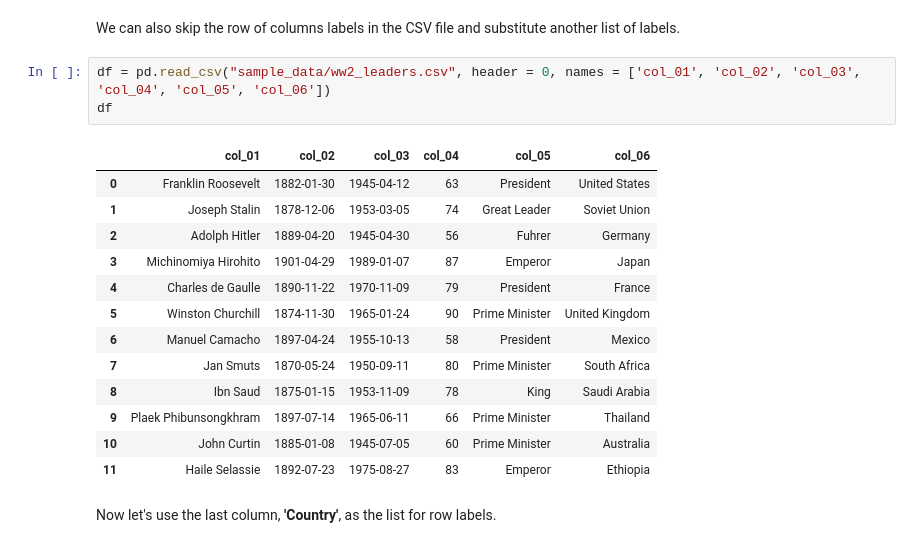
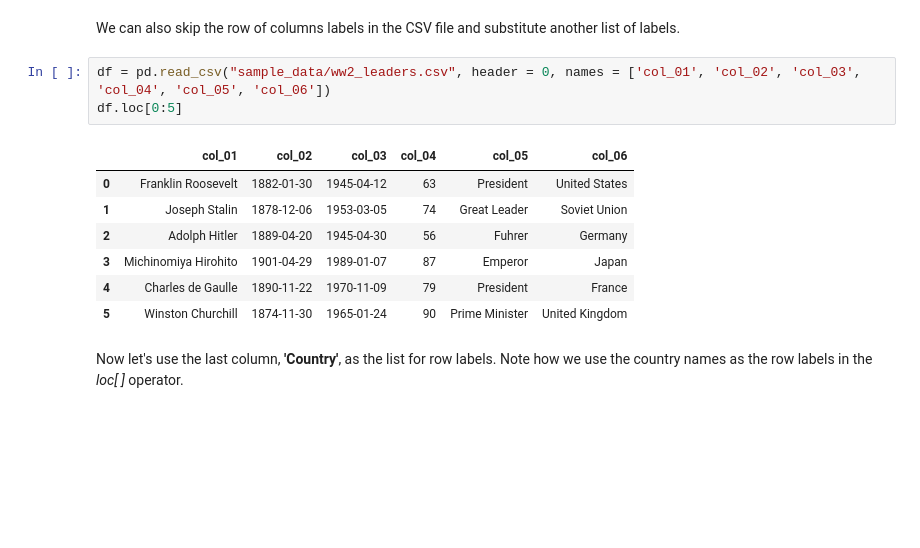
Before and after one commit to csaatechnicalarts/ML_Bootcamp, a Jupyter notebook: Pandas_04_Plotting_FileIO.ipynb, the cells around one changed output. Drawn from its saved outputs; the diff is of its cells as text; blank space fills up the shorter version.

```diff
--- a/Pandas_04_Plotting_FileIO.ipynb
+++ b/Pandas_04_Plotting_FileIO.ipynb
@@ -62,22 +55,16 @@ df
 We can also skip the row of columns labels in the CSV file and substitute another list of labels.
 # %%
 df = pd.read_csv("sample_data/ww2_leaders.csv", header = 0, names = ['col_01', 'col_02', 'col_03', 'col_04', 'col_05', 'col_06'])
-df
+df.loc[0:5]
 # %% [output]
 |  | col_01 | col_02 | col_03 | col_04 | col_05 | col_06 |
 | 0 | Franklin Roosevelt | 1882-01-30 | 1945-04-12 | 63 | President | United States |
 | 1 | Joseph Stalin | 1878-12-06 | 1953-03-05 | 74 | Great Leader | Soviet Union |
 | 2 | Adolph Hitler | 1889-04-20 | 1945-04-30 | 56 | Fuhrer | Germany |
 | 3 | Michinomiya Hirohito | 1901-04-29 | 1989-01-07 | 87 | Emperor | Japan |
 | 4 | Charles de Gaulle | 1890-11-22 | 1970-11-09 | 79 | President | France |
 | 5 | Winston Churchill | 1874-11-30 | 1965-01-24 | 90 | Prime Minister | United Kingdom |
-| 6 | Manuel Camacho | 1897-04-24 | 1955-10-13 | 58 | President | Mexico |
-| 7 | Jan Smuts | 1870-05-24 | 1950-09-11 | 80 | Prime Minister | South Africa |
-| 8 | Ibn Saud | 1875-01-15 | 1953-11-09 | 78 | King | Saudi Arabia |
-| 9 | Plaek Phibunsongkhram | 1897-07-14 | 1965-06-11 | 66 | Prime Minister | Thailand |
-| 10 | John Curtin | 1885-01-08 | 1945-07-05 | 60 | Prime Minister | Australia |
-| 11 | Haile Selassie | 1892-07-23 | 1975-08-27 | 83 | Emperor | Ethiopia |
 # %% [markdown]
-Now let's use the last column, **'Country'**, as the list for row labels.
+Now let's use the last column, **'Country'**, as the list for row labels. Note how we use the country names as the row labels in the *loc[ ]* operator.
 # %%
 df = pd.read_csv("sample_data/ww2_leaders.csv", index_col = 5)
```
Also changed, not shown: parts of 5 cells of this notebook.
